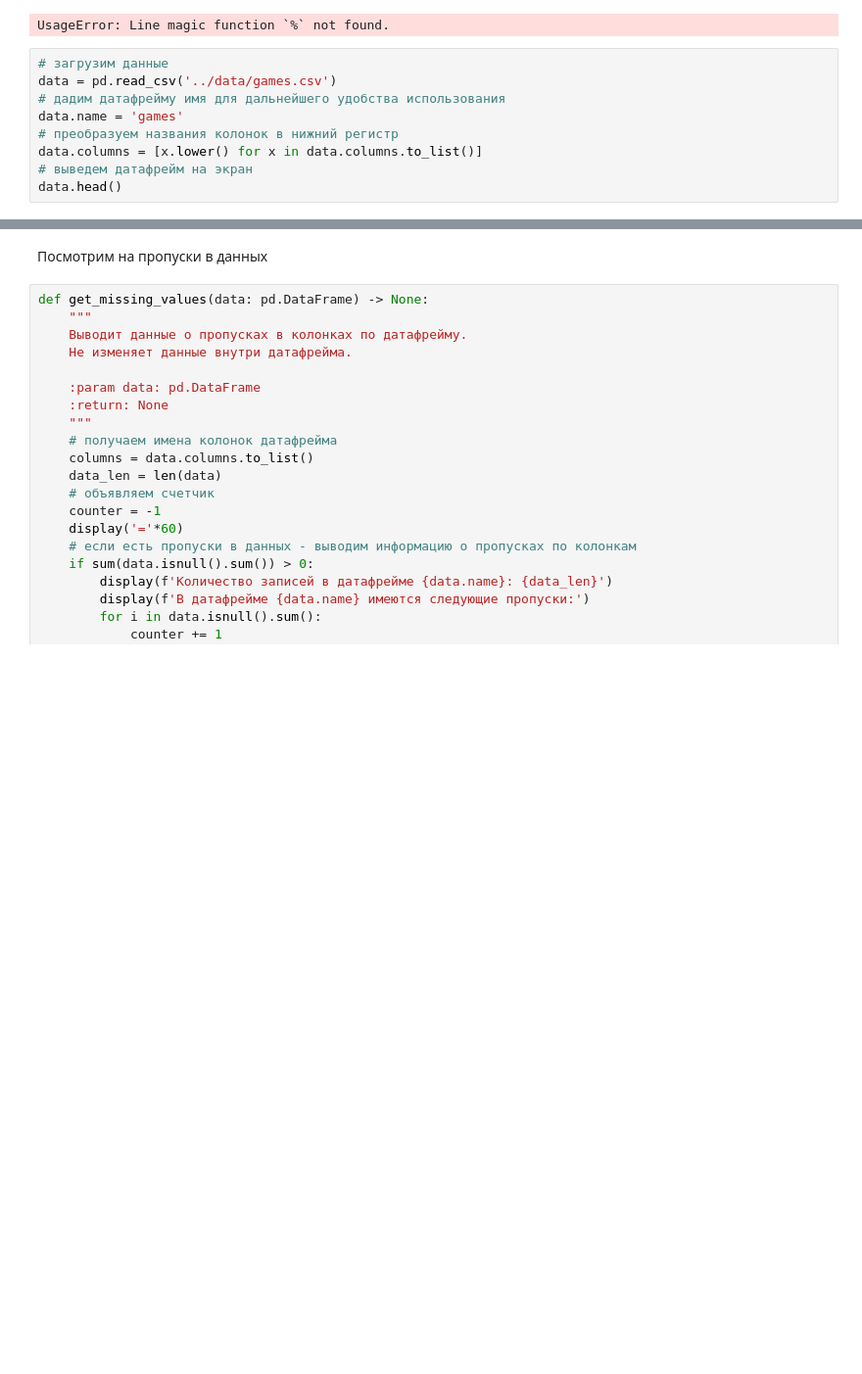
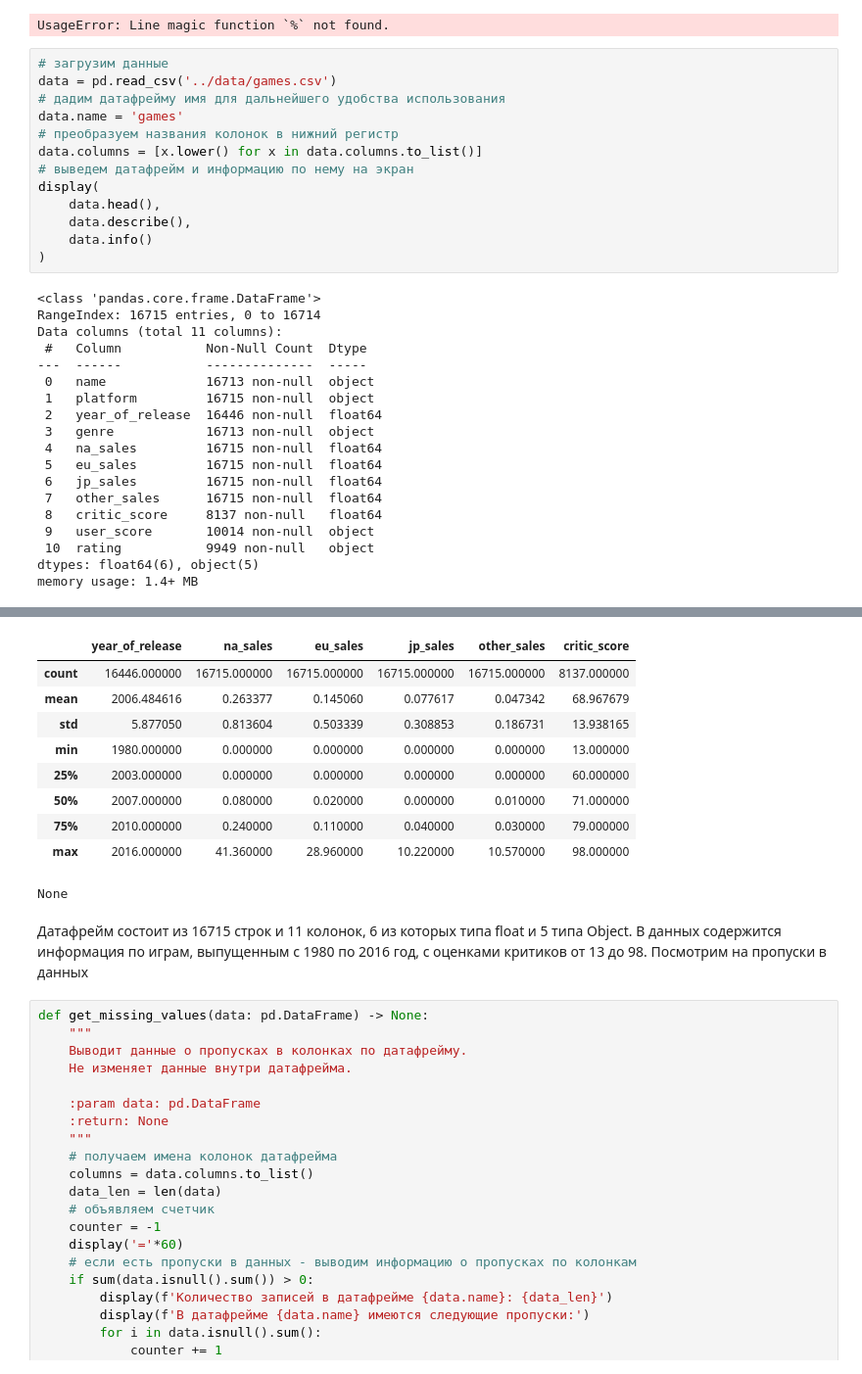
Before and after one commit to versus666jzx/practicum_ds, a Jupyter notebook: game_popularity_research_project/notebooks/game_popularity_research.ipynb, the cells around one changed output, grey strips where cells are left out. Shown: that part at 98% size. Cells and saved outputs as stored; diff of their text form; blank space fills up the shorter version.

```diff
--- a/game_popularity_research_project/notebooks/game_popularity_research.ipynb
+++ b/game_popularity_research_project/notebooks/game_popularity_research.ipynb
@@ -42,21 +44,55 @@ UsageError: Line magic function `%` not found.
 # %%
 # загрузим данные
 data = pd.read_csv('../data/games.csv')
 # дадим датафрейму имя для дальнейшего удобства использования
 data.name = 'games'
 # преобразуем названия колонок в нижний регистр
 data.columns = [x.lower() for x in data.columns.to_list()]
-# выведем датафрейм на экран
-data.head()
+# выведем датафрейм и информацию по нему на экран
+display(
+    data.head(),
+    data.describe(),
+    data.info()
+)
 # %% [output]
+<class 'pandas.core.frame.DataFrame'>
+RangeIndex: 16715 entries, 0 to 16714
+Data columns (total 11 columns):
+ #   Column           Non-Null Count  Dtype
+---  ------           --------------  -----
+ 0   name             16713 non-null  object
+ 1   platform         16715 non-null  object
+ 2   year_of_release  16446 non-null  float64
+ 3   genre            16713 non-null  object
+ 4   na_sales         16715 non-null  float64
+ 5   eu_sales         16715 non-null  float64
+ 6   jp_sales         16715 non-null  float64
+ 7   other_sales      16715 non-null  float64
+ 8   critic_score     8137 non-null   float64
+ 9   user_score       10014 non-null  object
+ 10  rating           9949 non-null   object
+dtypes: float64(6), object(5)
+memory usage: 1.4+ MB
 |  | name | platform | year_of_release | genre | na_sales | eu_sales | jp_sales | other_sales | critic_score | ... |
 | 0 | Wii Sports | Wii | 2006.0 | Sports | 41.36 | 28.96 | 3.77 | 8.45 | 76.0 | ... |
 | 1 | Super Mario Bros. | NES | 1985.0 | Platform | 29.08 | 3.58 | 6.81 | 0.77 | NaN | ... |
 | 2 | Mario Kart Wii | Wii | 2008.0 | Racing | 15.68 | 12.76 | 3.79 | 3.29 | 82.0 | ... |
 | 3 | Wii Sports Resort | Wii | 2009.0 | Sports | 15.61 | 10.93 | 3.28 | 2.95 | 80.0 | ... |
 | 4 | Pokemon Red/Pokemon Blue | GB | 1996.0 | Role-Playing | 11.27 | 8.89 | 10.22 | 1.00 | NaN | ... |
+|  | year_of_release | na_sales | eu_sales | jp_sales | other_sales | critic_score |
+| count | 16446.000000 | 16715.000000 | 16715.000000 | 16715.000000 | 16715.000000 | 8137.000000 |
+| mean | 2006.484616 | 0.263377 | 0.145060 | 0.077617 | 0.047342 | 68.967679 |
+| std | 5.877050 | 0.813604 | 0.503339 | 0.308853 | 0.186731 | 13.938165 |
+| min | 1980.000000 | 0.000000 | 0.000000 | 0.000000 | 0.000000 | 13.000000 |
+| 25% | 2003.000000 | 0.000000 | 0.000000 | 0.000000 | 0.000000 | 60.000000 |
+| 50% | 2007.000000 | 0.080000 | 0.020000 | 0.000000 | 0.010000 | 71.000000 |
+| 75% | 2010.000000 | 0.240000 | 0.110000 | 0.040000 | 0.030000 | 79.000000 |
+| max | 2016.000000 | 41.360000 | 28.960000 | 10.220000 | 10.570000 | 98.000000 |
+None
-# %% [markdown]
-Посмотрим на пропуски в данных
+# %% [markdown]
+Датафрейм состоит из 16715 строк и 11 колонок, 6 из которых типа float и 5 типа Object.
+В данных содержится информация по играм, выпущенным с 1980 по 2016 год, с оценками критиков от 13 до 98.
+Посмотрим на пропуски в данных
 # %%
 def get_missing_values(data: pd.DataFrame) -> None:
     """
```
Also changed, not shown: parts of 9 cells of this notebook, 1 other file.
